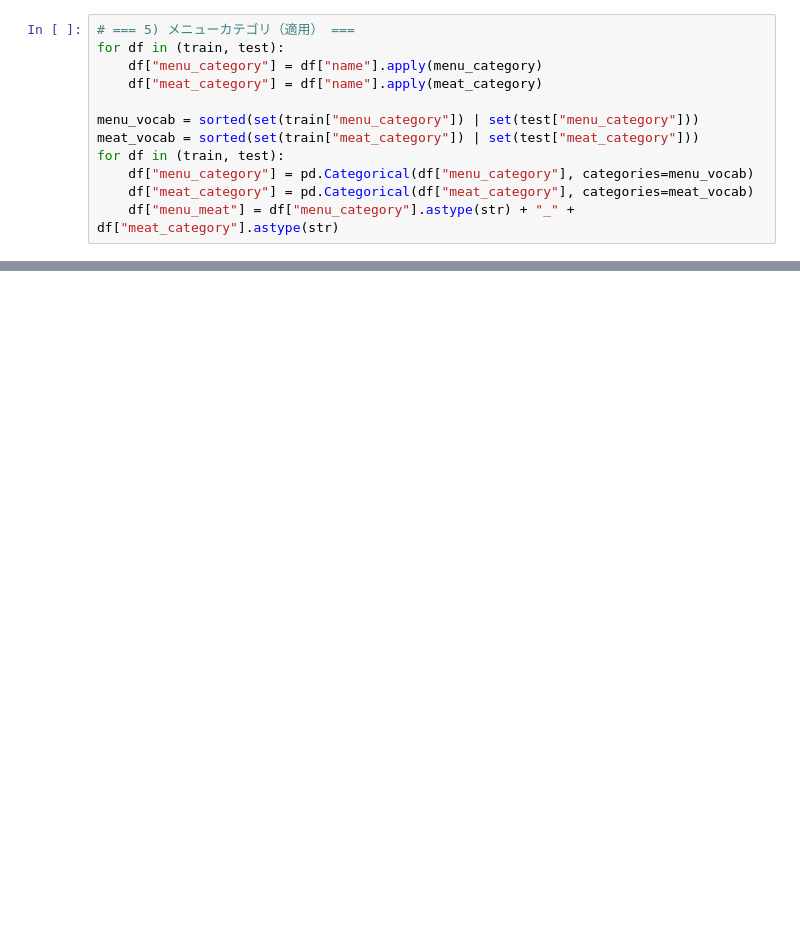
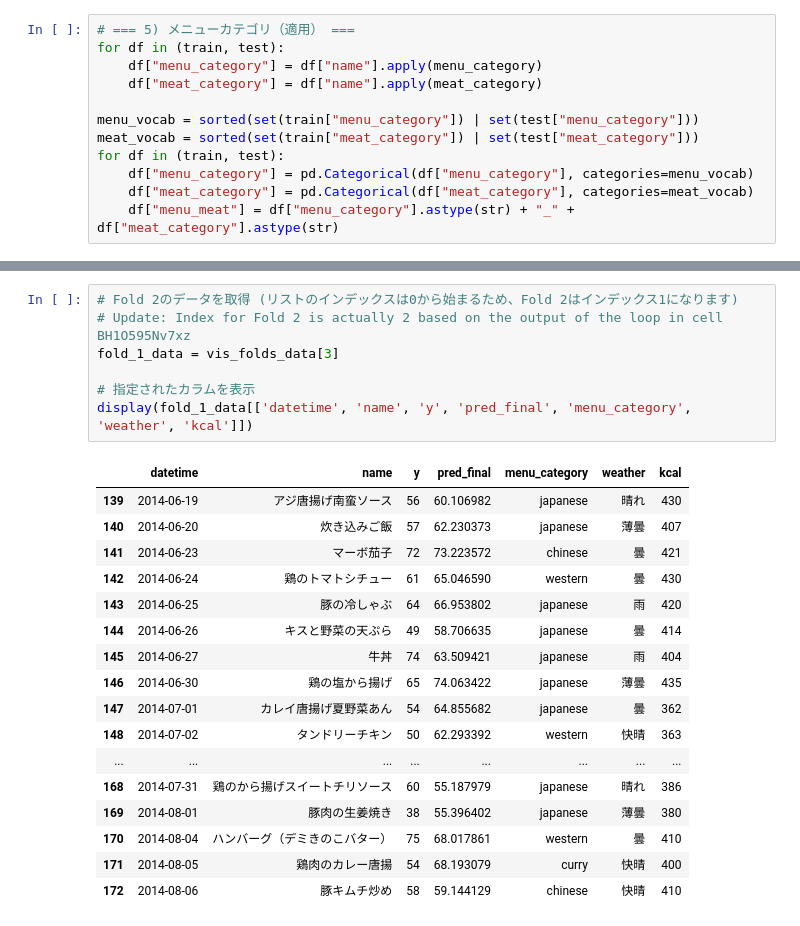
Before and after one commit to satou409/SIGNATE-.ipynb, a Jupyter notebook: SIGNATEお弁当.ipynb, the cells around one changed output, grey strips where cells are left out. Drawn from its saved outputs; the diff is of its cells as text; blank space fills up the shorter version.

```diff
--- a/SIGNATEお弁当.ipynb
+++ b/SIGNATEお弁当.ipynb
@@ -219,0 +527,25 @@ print("Saved:", out_path)
+# %%
+# Fold 2のデータを取得 (リストのインデックスは0から始まるため、Fold 2はインデックス1になります)
+# Update: Index for Fold 2 is actually 2 based on the output of the loop in cell BH1O595Nv7xz
+fold_1_data = vis_folds_data[3]
+
+# 指定されたカラムを表示
+display(fold_1_data[['datetime', 'name', 'y', 'pred_final', 'menu_category', 'weather', 'kcal']])
+# %% [output]
+|  | datetime | name | y | pred_final | menu_category | weather | kcal |
+| 139 | 2014-06-19 | アジ唐揚げ南蛮ソース | 56 | 60.106982 | japanese | 晴れ | 430 |
+| 140 | 2014-06-20 | 炊き込みご飯 | 57 | 62.230373 | japanese | 薄曇 | 407 |
+| 141 | 2014-06-23 | マーボ茄子 | 72 | 73.223572 | chinese | 曇 | 421 |
+| 142 | 2014-06-24 | 鶏のトマトシチュー | 61 | 65.046590 | western | 曇 | 430 |
+| 143 | 2014-06-25 | 豚の冷しゃぶ | 64 | 66.953802 | japanese | 雨 | 420 |
+| 144 | 2014-06-26 | キスと野菜の天ぷら | 49 | 58.706635 | japanese | 曇 | 414 |
+| 145 | 2014-06-27 | 牛丼 | 74 | 63.509421 | japanese | 雨 | 404 |
+| 146 | 2014-06-30 | 鶏の塩から揚げ | 65 | 74.063422 | japanese | 薄曇 | 435 |
+| 147 | 2014-07-01 | カレイ唐揚げ夏野菜あん | 54 | 64.855682 | japanese | 曇 | 362 |
+| 148 | 2014-07-02 | タンドリーチキン | 50 | 62.293392 | western | 快晴 | 363 |
+| ... | ... | ... | ... | ... | ... | ... | ... |
+| 168 | 2014-07-31 | 鶏のから揚げスイートチリソース | 60 | 55.187979 | japanese | 晴れ | 386 |
+| 169 | 2014-08-01 | 豚肉の生姜焼き | 38 | 55.396402 | japanese | 薄曇 | 380 |
+| 170 | 2014-08-04 | ハンバーグ（デミきのこバター） | 75 | 68.017861 | western | 曇 | 410 |
+| 171 | 2014-08-05 | 鶏肉のカレー唐揚 | 54 | 68.193079 | curry | 快晴 | 400 |
+| 172 | 2014-08-06 | 豚キムチ炒め | 58 | 59.144129 | chinese | 快晴 | 410 |
```
Also changed, not shown: parts of 17 cells of this notebook.
